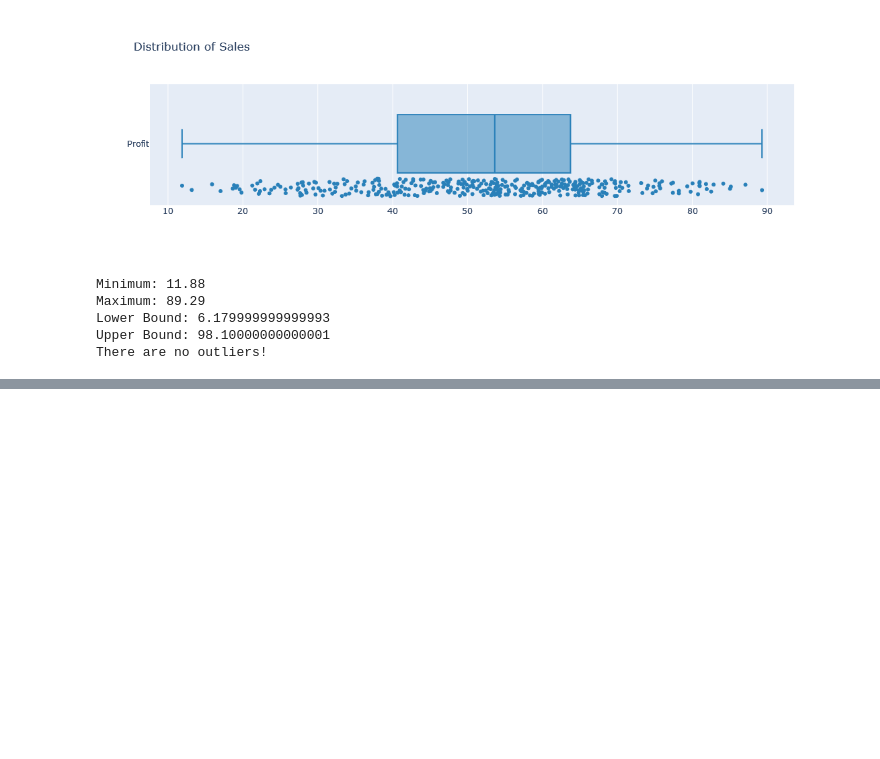
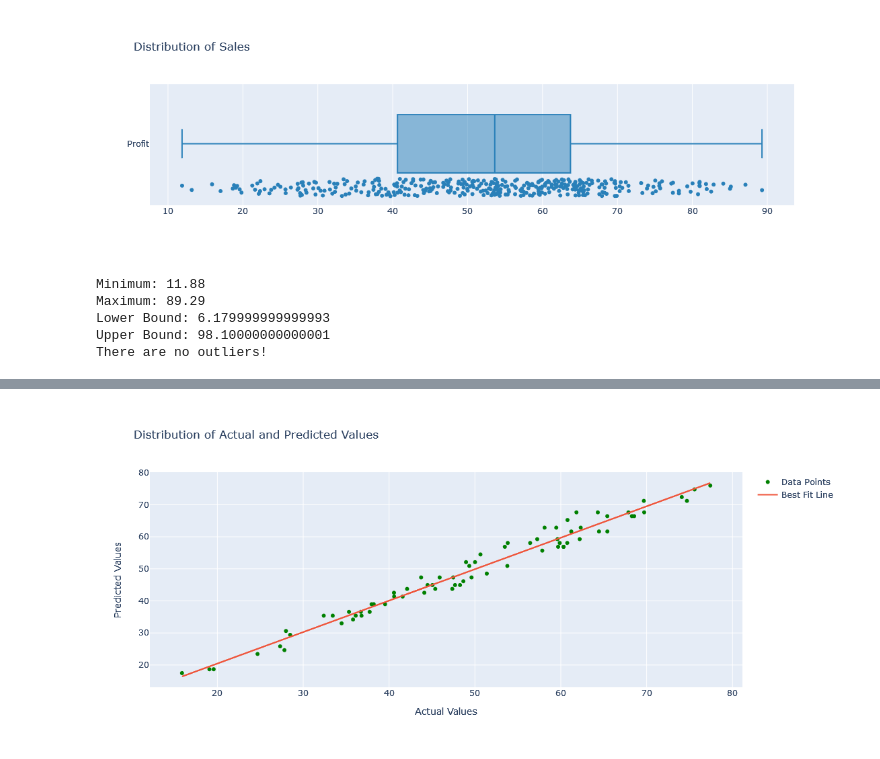
Before and after one commit to arfan64shah/Data_Science, a Jupyter notebook: Linear_Regression/Linear_Regression_Icecream_Dataset.ipynb, the cells around one changed output, grey strips where cells are left out. Cells and saved outputs as stored; diff of their text form; code cells hidden in the pictures; blank space fills up the shorter version.

```diff
--- a/Linear_Regression/Linear_Regression_Icecream_Dataset.ipynb
+++ b/Linear_Regression/Linear_Regression_Icecream_Dataset.ipynb
@@ -180,0 +276,5 @@ There are no outliers!
+# %%
+# divide dataset into dependent and independent datasets
+x = dataset.iloc[ : , : -1]
+y = dataset.iloc[:, -1]
+y.head()
@@ -180,0 +288,11 @@ There are no outliers!
+# %%
+# split data into training and testing datasets
+x_train, x_test, y_train, y_test = train_test_split(x, y, test_size = 0.2, random_state = 0)
+# %%
+# since we do not have outliers in the data so build model
+linear_model = LinearRegression()
+
+linear_model.fit(x_train, y_train)
+
+y_pred = linear_model.predict(x_test)
+y_pred
@@ -180,0 +346,15 @@ There are no outliers!
+# %%
+# best fit line
+slope, intercept = np.polyfit(y_test, y_pred, 1)
+best_line = slope*y_test + intercept
+# %%
+# plot a scatter plot to show how correctly model predicted test values
+fig = go.Figure()
+
+fig.add_trace(go.Scatter(x = y_test, y = y_pred, mode = 'markers', marker = dict(color = 'green'), name = 'Data Points'))
+fig.add_trace(go.Scatter(x = y_test, y = best_line, name = 'Best Fit Line'))
+fig.update_layout(title = 'Distribution of Actual and Predicted Values', xaxis_title = 'Actual Values', yaxis_title = 'Predicted Values')
+fig.update_layout(height = 500)
+fig.show()
+# %% [output]
+[figure, added]
```
Also changed, not shown: parts of 20 cells of this notebook.
